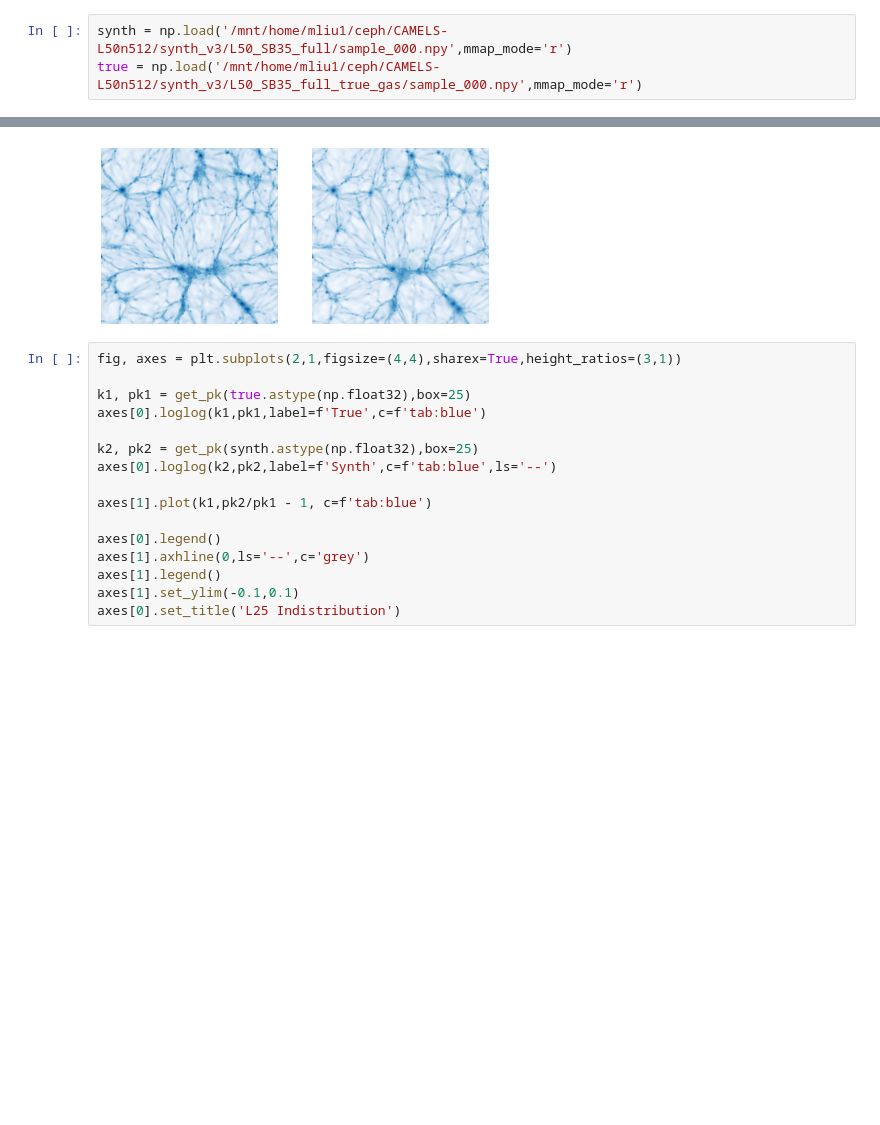
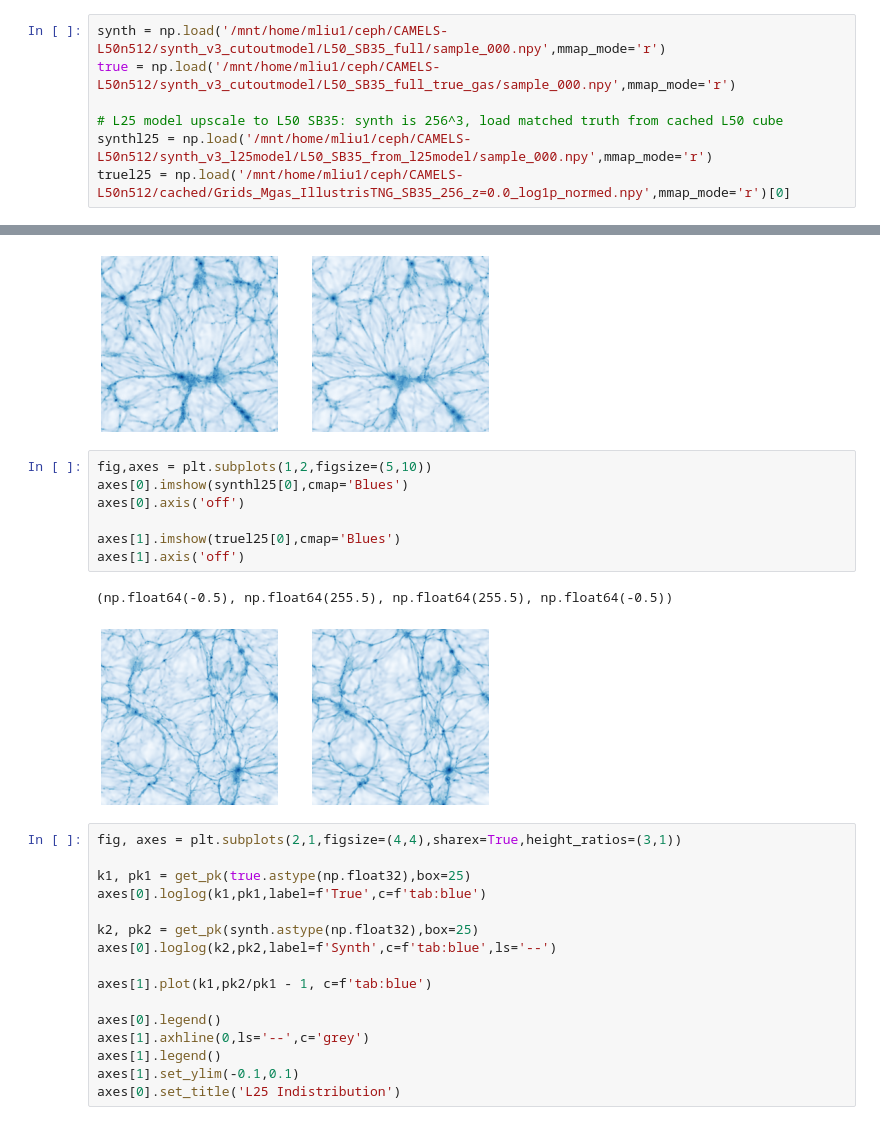
Before and after one commit to mingshauliu/FM-Upscaling, a Jupyter notebook: tets.ipynb, the cells around one changed output, grey strips where cells are left out. Drawn from its saved outputs; the diff is of its cells as text; blank space fills up the shorter version.

Commit message:
model evaluation

```diff
--- a/tets.ipynb
+++ b/tets.ipynb
@@ -64,5 +64,9 @@ def get_raw_pk(delta,box=50):
 
 norm=np.load('/mnt/home/mliu1/ceph/norm3d.npy',allow_pickle=True).item()
 # %%
-synth = np.load('/mnt/home/mliu1/ceph/CAMELS-L50n512/synth_v3/L50_SB35_full/sample_000.npy',mmap_mode='r')
-true = np.load('/mnt/home/mliu1/ceph/CAMELS-L50n512/synth_v3/L50_SB35_full_true_gas/sample_000.npy',mmap_mode='r')
+synth = np.load('/mnt/home/mliu1/ceph/CAMELS-L50n512/synth_v3_cutoutmodel/L50_SB35_full/sample_000.npy',mmap_mode='r')
+true = np.load('/mnt/home/mliu1/ceph/CAMELS-L50n512/synth_v3_cutoutmodel/L50_SB35_full_true_gas/sample_000.npy',mmap_mode='r')
+
+# L25 model upscale to L50 SB35: synth is 256^3, load matched truth from cached L50 cube
+synthl25 = np.load('/mnt/home/mliu1/ceph/CAMELS-L50n512/synth_v3_l25model/L50_SB35_from_l25model/sample_000.npy',mmap_mode='r')
+truel25 = np.load('/mnt/home/mliu1/ceph/CAMELS-L50n512/cached/Grids_Mgas_IllustrisTNG_SB35_256_z=0.0_log1p_normed.npy',mmap_mode='r')[0]
@@ -76,6 +82,16 @@ axes[1].axis('off')
 # %% [output]
 (np.float64(-0.5), np.float64(255.5), np.float64(255.5), np.float64(-0.5))
 [figure]
+# %%
+fig,axes = plt.subplots(1,2,figsize=(5,10))
+axes[0].imshow(synthl25[0],cmap='Blues')
+axes[0].axis('off')
+
+axes[1].imshow(truel25[0],cmap='Blues')
+axes[1].axis('off')
+# %% [output]
+(np.float64(-0.5), np.float64(255.5), np.float64(255.5), np.float64(-0.5))
+[figure, added]
 # %%
 fig, axes = plt.subplots(2,1,figsize=(4,4),sharex=True,height_ratios=(3,1))
 
```
Also changed, not shown: parts of 6 cells of this notebook, 32 other files.
